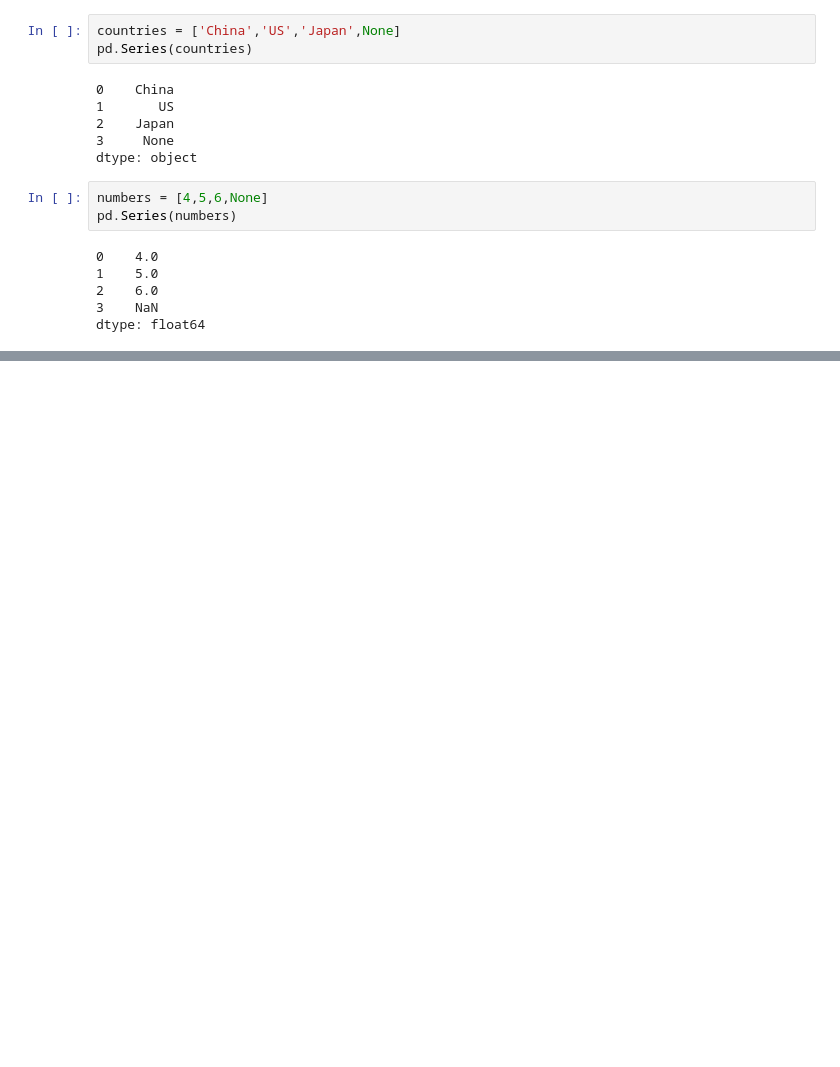
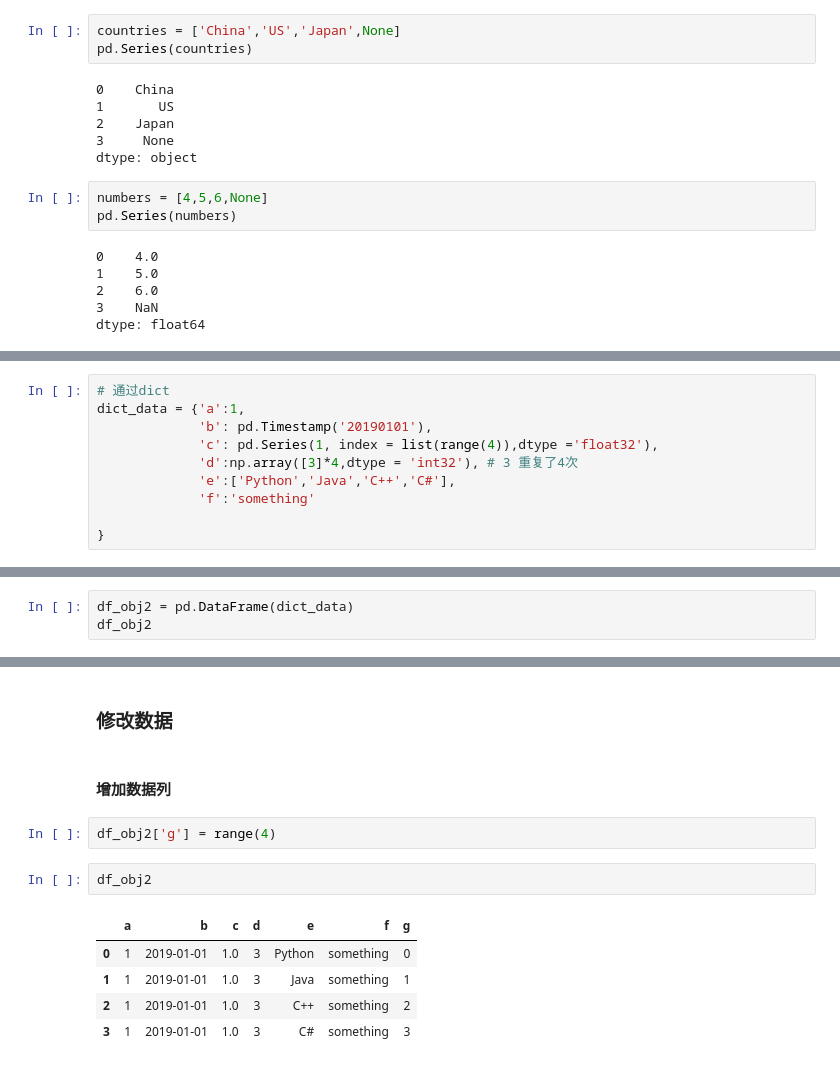
Before and after one commit to yanyinshan/Programming_collection, a Jupyter notebook: Pandas 学习.ipynb, the cells around one changed output, grey strips where cells are left out. Saved outputs shown, nothing was run; the diff lists cells and outputs as text; blank space fills up the shorter version.

```diff
--- a/Pandas 学习.ipynb
+++ b/Pandas 学习.ipynb
@@ -203,0 +232,10 @@ dtype: float64
+# %%
+# 通过dict
+dict_data = {'a':1,
+             'b': pd.Timestamp('20190101'),
+             'c': pd.Series(1, index = list(range(4)),dtype ='float32'),
+             'd':np.array([3]*4,dtype = 'int32'), # 3 重复了4次
+             'e':['Python','Java','C++','C#'],
+             'f':'something'
+
+}
@@ -203,0 +255,3 @@ dtype: float64
+# %%
+df_obj2 = pd.DataFrame(dict_data)
+df_obj2
@@ -203,0 +334,14 @@ dtype: float64
+# %% [markdown]
+### 修改数据
+# %% [markdown]
+#### 增加数据列
+# %%
+df_obj2['g'] = range(4)
+# %%
+df_obj2
+# %% [output]
+|  | a | b | c | d | e | f | g |
+| 0 | 1 | 2019-01-01 | 1.0 | 3 | Python | something | 0 |
+| 1 | 1 | 2019-01-01 | 1.0 | 3 | Java | something | 1 |
+| 2 | 1 | 2019-01-01 | 1.0 | 3 | C++ | something | 2 |
+| 3 | 1 | 2019-01-01 | 1.0 | 3 | C# | something | 3 |
```
Also changed, not shown: parts of 53 cells of this notebook.
